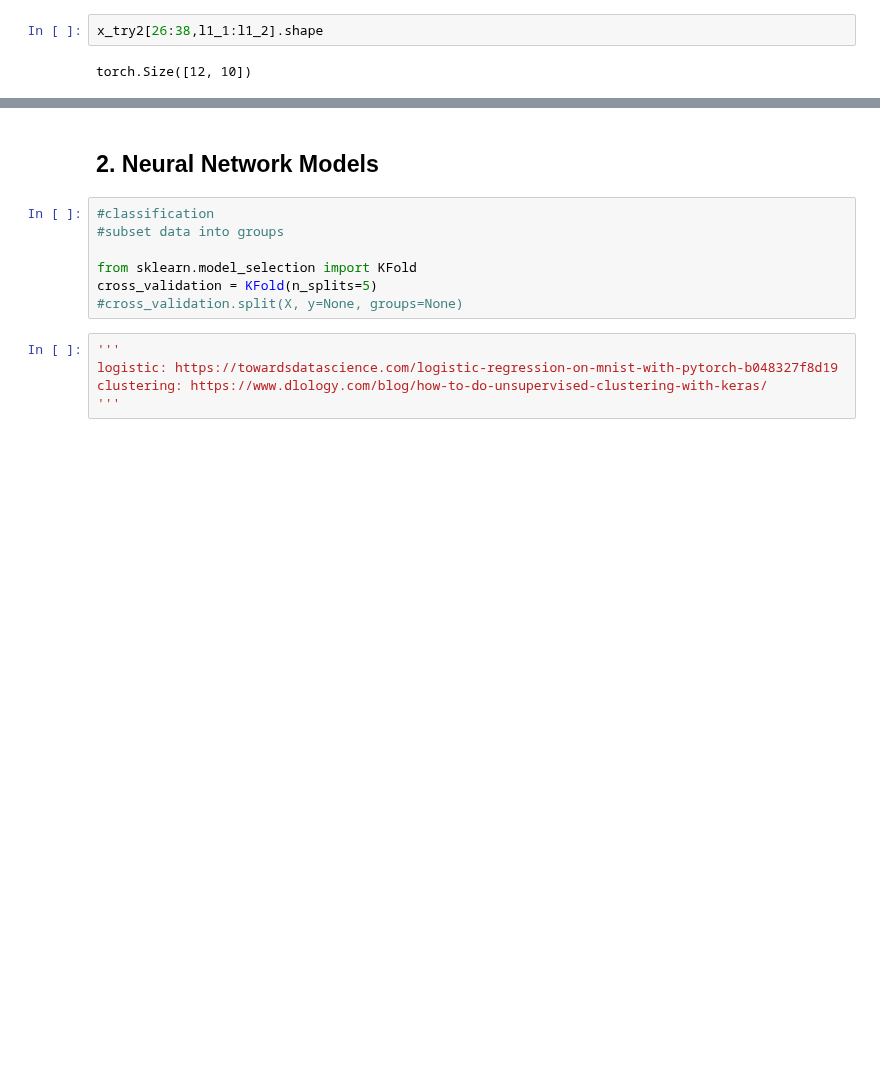
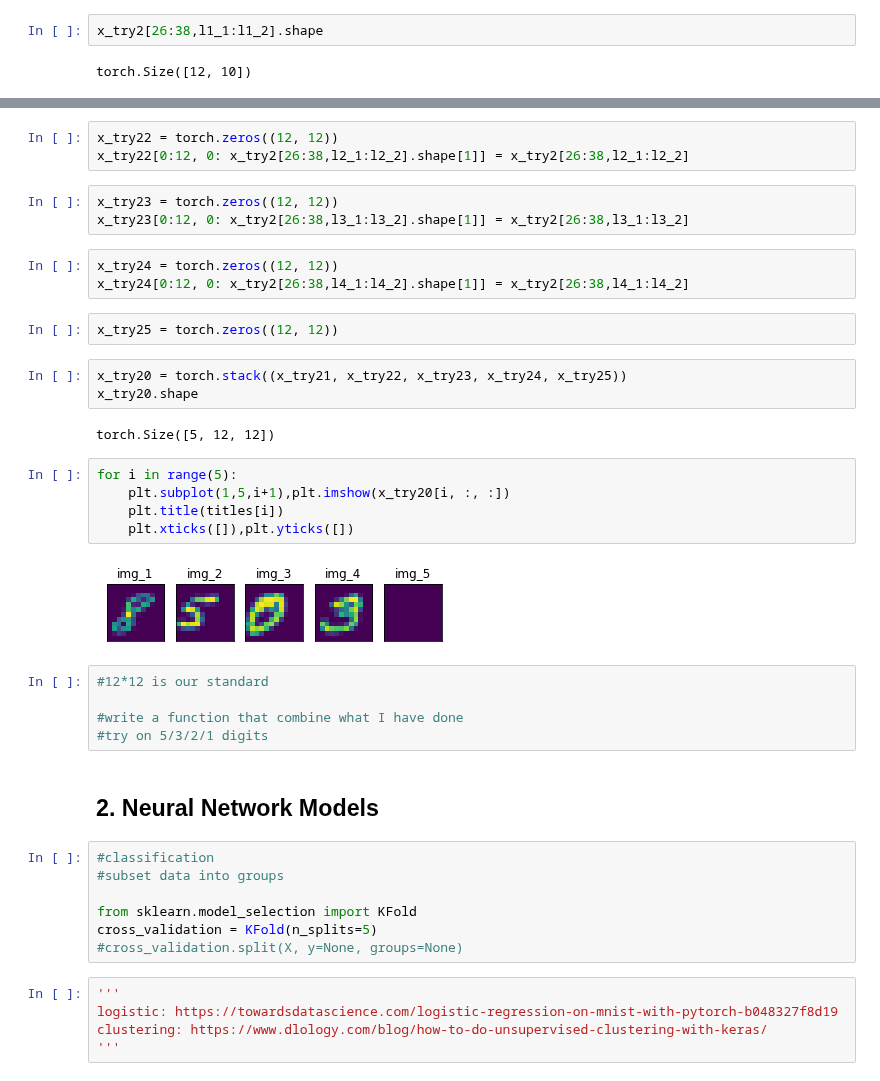
Before and after one commit to du-hr/MNIST-CNN, a Jupyter notebook: MiniProject_3.ipynb, the cells around one changed output, grey strips where cells are left out. Saved outputs shown, nothing was run; the diff lists cells and outputs as text; blank space fills up the shorter version.

```diff
--- a/MiniProject_3.ipynb
+++ b/MiniProject_3.ipynb
@@ -478,3 +420,31 @@ def count_num_digits(x):
+# %%
+x_try22 = torch.zeros((12, 12))
+x_try22[0:12, 0: x_try2[26:38,l2_1:l2_2].shape[1]] = x_try2[26:38,l2_1:l2_2]
+# %%
+x_try23 = torch.zeros((12, 12))
+x_try23[0:12, 0: x_try2[26:38,l3_1:l3_2].shape[1]] = x_try2[26:38,l3_1:l3_2]
+# %%
+x_try24 = torch.zeros((12, 12))
+x_try24[0:12, 0: x_try2[26:38,l4_1:l4_2].shape[1]] = x_try2[26:38,l4_1:l4_2]
+# %%
+x_try25 = torch.zeros((12, 12))
+# %%
+x_try20 = torch.stack((x_try21, x_try22, x_try23, x_try24, x_try25))
+x_try20.shape
+# %% [output]
+torch.Size([5, 12, 12])
+# %%
+for i in range(5):
+    plt.subplot(1,5,i+1),plt.imshow(x_try20[i, :, :])
+    plt.title(titles[i])
+    plt.xticks([]),plt.yticks([])
+# %% [output]
+[figure, added]
+# %%
+#12*12 is our standard
+
+#write a function that combine what I have done
+#try on 5/3/2/1 digits
 # %% [markdown]
 ## **2. Neural Network Models**
 # %%
```
Also changed, not shown: parts of 10 cells of this notebook.
